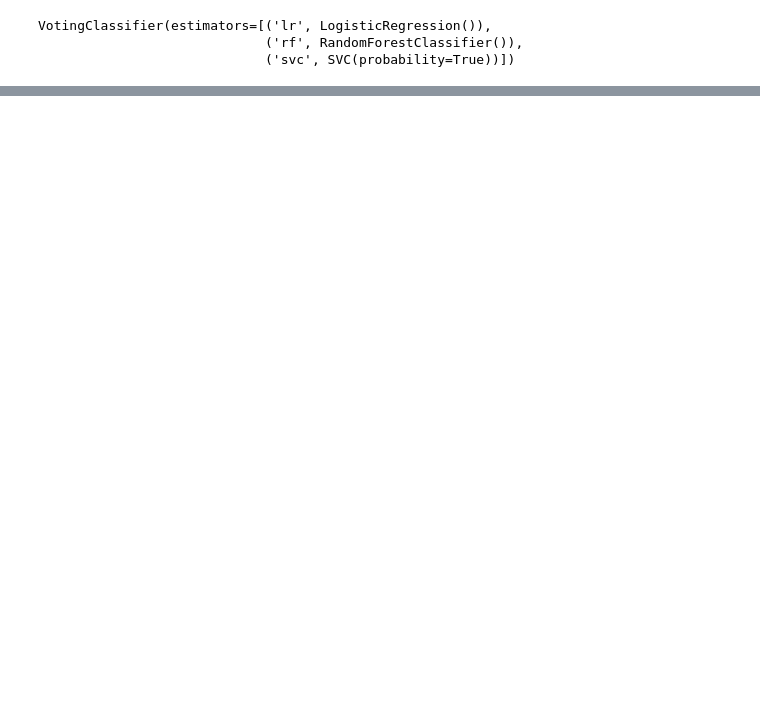
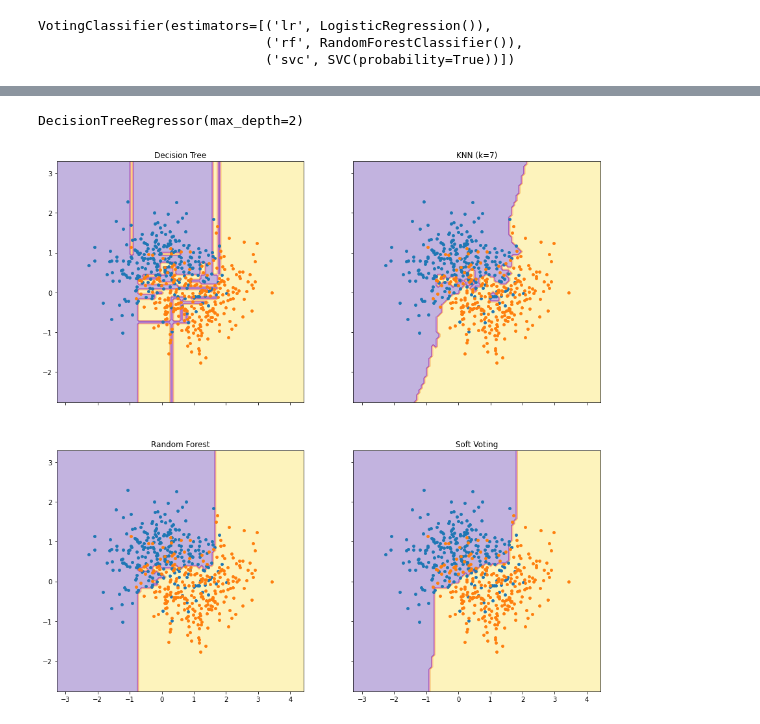
Before and after one commit to ZArk749/Hello-ML, a Jupyter notebook: Ensemble.ipynb, the cells around one changed output, grey strips where cells are left out. Cells and saved outputs as stored; diff of their text form; code cells hidden in the pictures; blank space fills up the shorter version.

Commit message:
Implemented cleaner ensemble experiment notebook

```diff
--- a/Ensemble.ipynb
+++ b/Ensemble.ipynb
@@ -64,3 +66,18 @@ VotingClassifier = 0.949
+# %%
+from itertools import product
+f, axarr = plt.subplots(2, 2, sharex="col", sharey="row", figsize=(10, 8))
+for idx, clf, tt in zip(
+    product([0, 1], [0, 1]),
+    [log_clf, rnd_clf, svm_clf, voting_clf],
+    ["Decision Tree (depth=4)", "KNN (k=7)", "Kernel SVM", "Soft Voting"],
+):
+    DecisionBoundaryDisplay.from_estimator(
+        clf, X, alpha=0.4, ax=axarr[idx[0], idx[1]], response_method="predict"
+    )
+    axarr[idx[0], idx[1]].scatter(X[:, 0], X[:, 1], c=y, s=20, edgecolor="k")
+    axarr[idx[0], idx[1]].set_title(tt)
+
+plt.show()
 # %%
 #BAGGING - auto soft vote
 from sklearn.ensemble import BaggingClassifier
@@ -130,0 +163,7 @@ AdaBoostClassifier = 0.953
+# %%
+#Third made on second's residuals
+y3 = y2 - tree_reg2.predict(X)
+tree_reg3 = DecisionTreeRegressor(max_depth=2)
+tree_reg3.fit(X, y3)
+# %% [output]
+DecisionTreeRegressor(max_depth=2)
@@ -130,0 +172,55 @@ AdaBoostClassifier = 0.953
+# %%
+from itertools import product
+
+import matplotlib.pyplot as plt
+
+from sklearn import datasets
+from sklearn.tree import DecisionTreeClassifier
+from sklearn.neighbors import KNeighborsClassifier
+from sklearn.svm import SVC
+from sklearn.ensemble import VotingClassifier
+from sklearn.ensemble import RandomForestClassifier
+from sklearn.inspection import DecisionBoundaryDisplay
+
+# Loading some example data
+X,y = make_moons(n_samples=500, shuffle=True, noise=.5, random_state=42)
+
+# Training classifiers
+tree_clf = DecisionTreeClassifier()
+knn_clf = KNeighborsClassifier(n_neighbors=7)
+clf3 = SVC(gamma=0.1, kernel="rbf", probability=True)
+eclf = VotingClassifier(
+    estimators=[("dt", clf1), ("knn", clf2), ("svc", clf3)],
+    voting="soft",
+    weights=[2, 1, 2],
+)
+
+rnd_clf = RandomForestClassifier(n_estimators=500, max_leaf_nodes=16, n_jobs=-1)
+
+
+tree_clf.fit(X, y)
+knn_clf.fit(X, y)
+clf3.fit(X, y)
+eclf.fit(X, y)
+rnd_clf.fit(X, y)
+
+# Plotting decision regions
+f, axarr = plt.subplots(2, 2, sharex="col", sharey="row", figsize=(15, 15))
+for idx, clf, tt in zip(
+    product([0,1], [0, 1]), #basically sets the view order
+    [tree_clf, knn_clf, rnd_clf, eclf],
+    ["Decision Tree", "KNN (k=7)", "Random Forest", "Soft Voting"],
+):
+    DecisionBoundaryDisplay.from_estimator(
+        clf, X, alpha=0.3, ax=axarr[idx[0], idx[1]], response_method="predict", cmap="plasma"
+    )
+
+    #axarr[idx[0], idx[1]].scatter(X[:, 0], X[:, 1], c=y, s=15)
+    axarr[idx[0], idx[1]].scatter(X[y == 0, 0], X[y == 0, 1], cmap="plasma",alpha=1, s=15)
+    axarr[idx[0], idx[1]].scatter(X[y == 1, 0], X[y == 1, 1], cmap="plasma",alpha=1, s=15)
+    axarr[idx[0], idx[1]].set_title(tt)
+
+
+plt.show()
+# %% [output]
+[figure, added]
```
Also changed, not shown: parts of 14 cells of this notebook, 1 other file.
